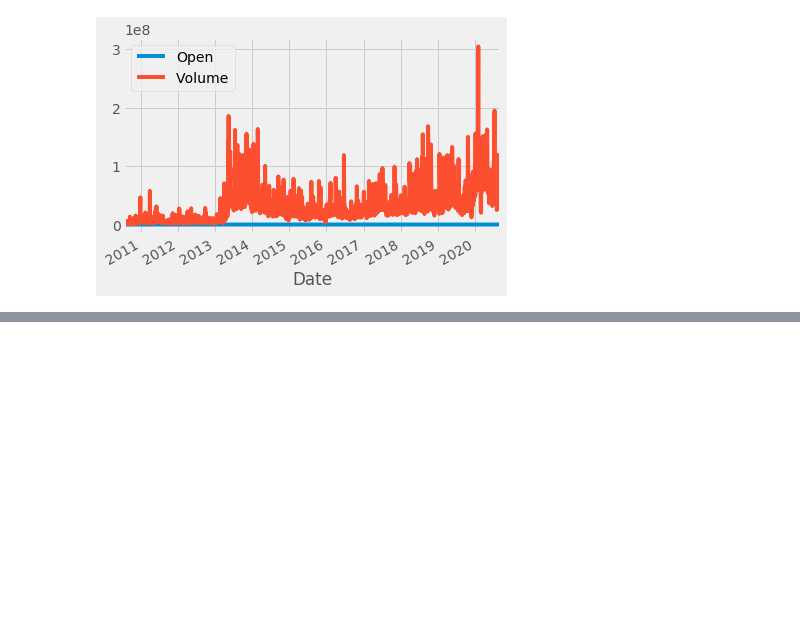
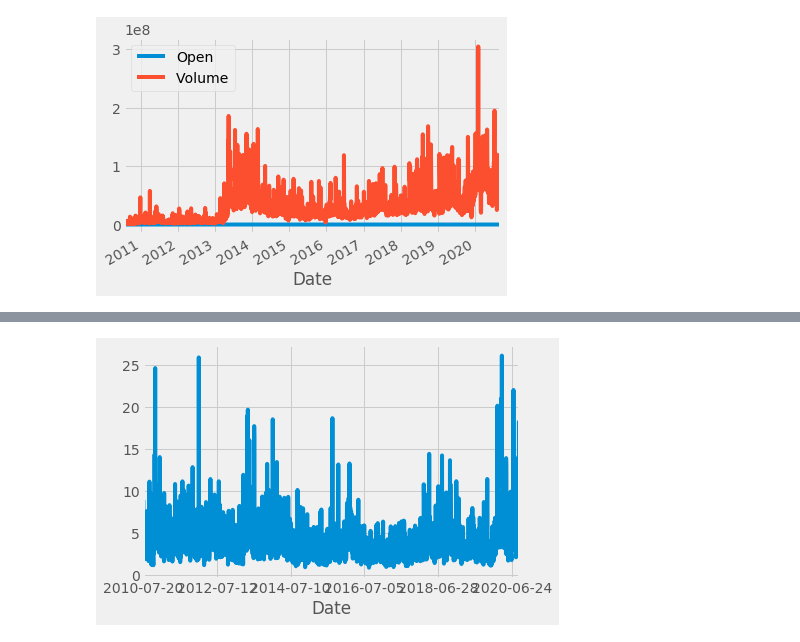
Before and after one commit to cmj123/BecomeAProfessionalPythonProgrammer, a Jupyter notebook: data_analysis_python_pandas/data_analysis_with_python_pandas.ipynb, the cells around one changed output, grey strips where cells are left out. Cells and saved outputs as stored; diff of their text form; code cells hidden in the pictures; blank space fills up the shorter version.

```diff
--- a/data_analysis_python_pandas/data_analysis_with_python_pandas.ipynb
+++ b/data_analysis_python_pandas/data_analysis_with_python_pandas.ipynb
@@ -608,0 +611,14 @@ df[['Open','Volume']].plot()
+# %%
+import pandas as pd
+import matplotlib.pyplot as plt
+from matplotlib import style
+
+style.use('fivethirtyeight')
+
+def pct_diff(v1, v2):
+    pct = ((v2 - v1) / v1)*100.0
+    return pct
+# %%
+df = pd.read_csv('TSLA.csv')
+df.set_index('Date', inplace=True)
+df.head()
@@ -608,0 +633,6 @@ df[['Open','Volume']].plot()
+# %%
+df['Pct_Diff_bot_5_vs_Top_5'] = list(map(pct_diff, df['Low'], df['High']))
+df['Pct_Diff_bot_5_vs_Top_5'].plot()
+plt.show()
+# %% [output]
+[figure, added]
```
Also changed, not shown: parts of 6 cells of this notebook.
